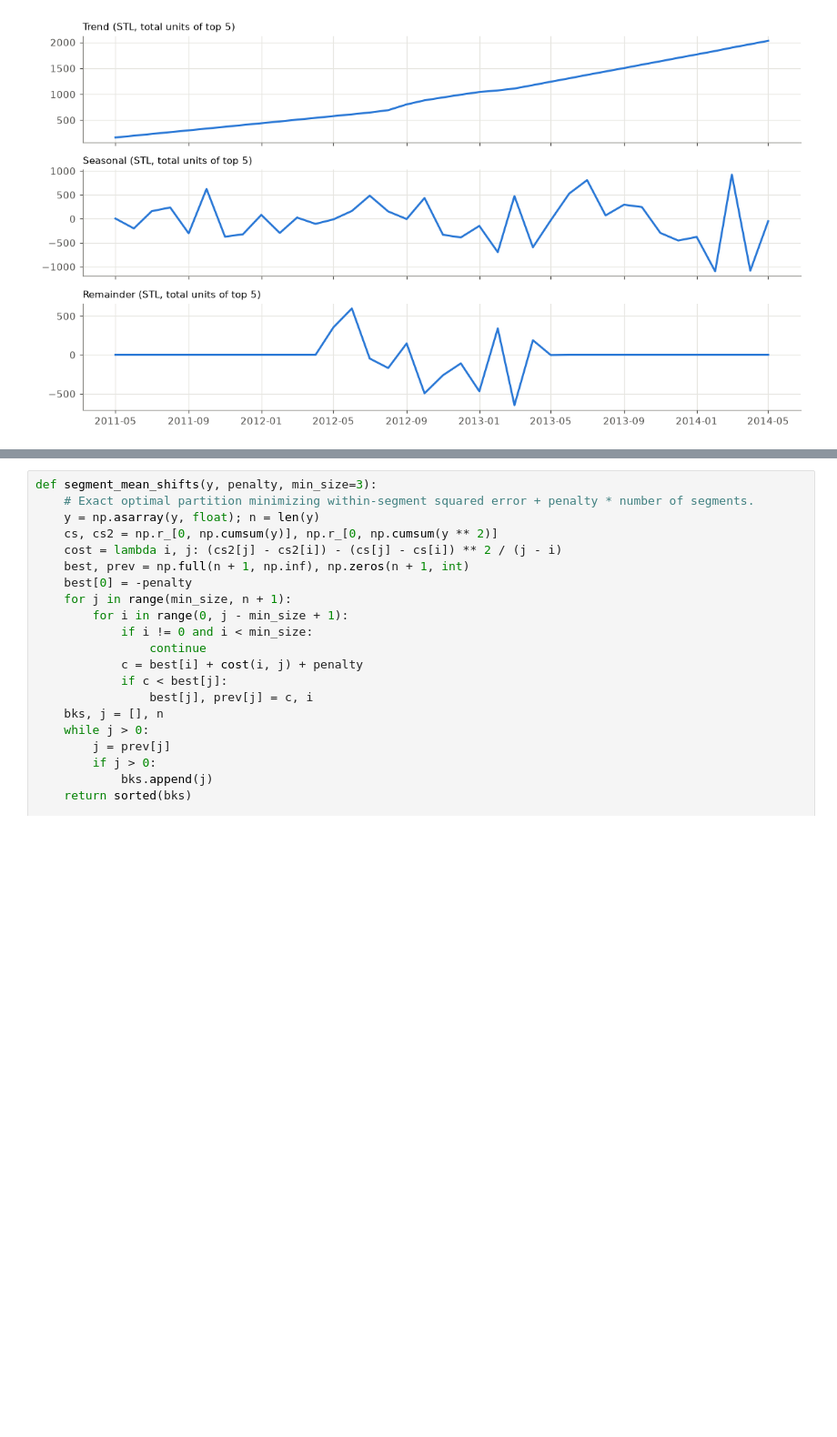
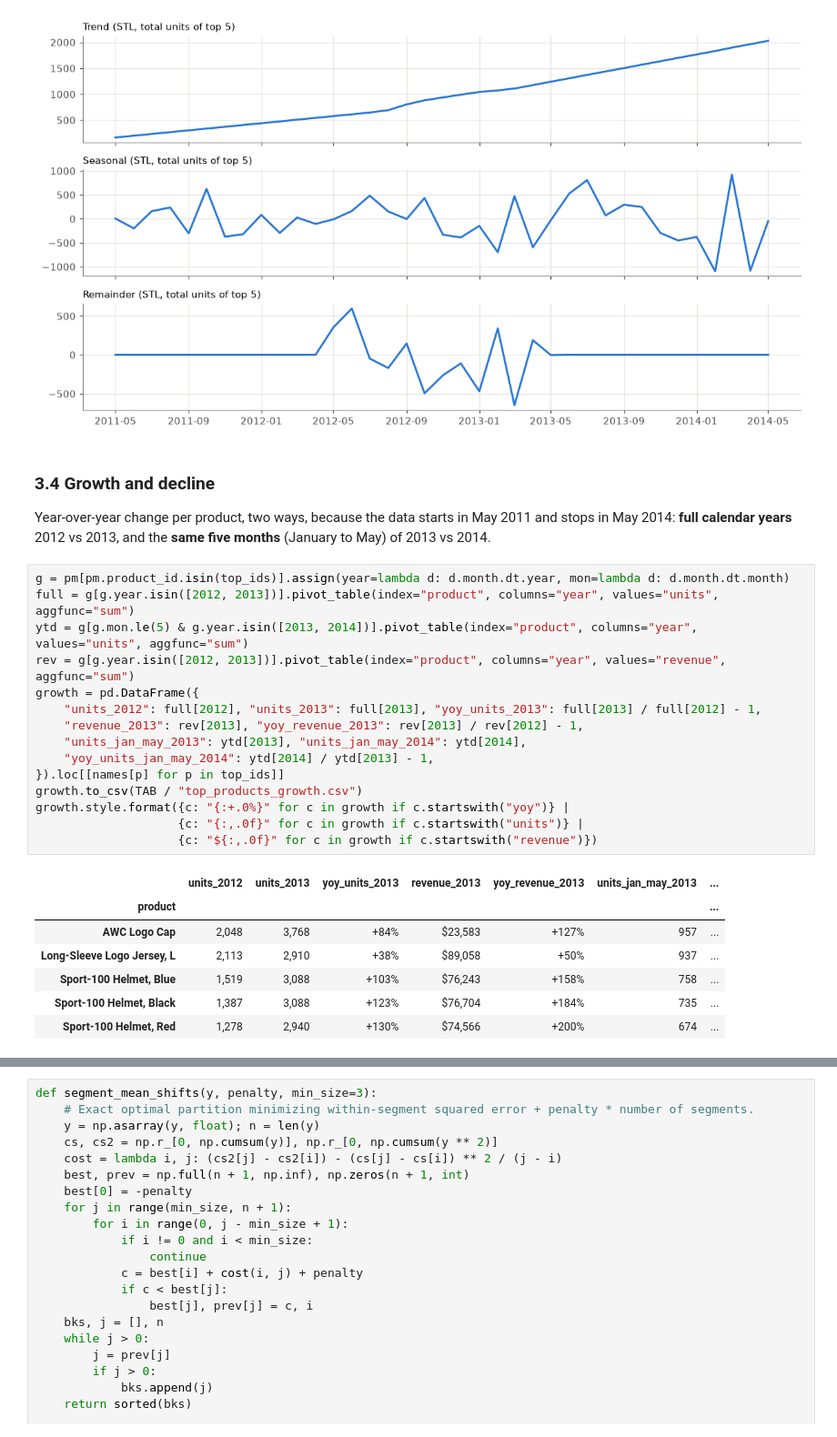
Before and after one commit to JacobWillson13/adventureworks-lakehouse, a Jupyter notebook: notebooks/00_local_prototype.ipynb, the cells around one changed output, grey strips where cells are left out. Shown at 91% size. Saved outputs shown, nothing was run; the diff lists cells and outputs as text; blank space fills up the shorter version.

```diff
--- a/notebooks/00_local_prototype.ipynb
+++ b/notebooks/00_local_prototype.ipynb
@@ -726,3 +796,31 @@ fig.tight_layout()
 save(fig, "stl_decomposition.png")
 # %% [output]
 [figure]
+# %% [markdown]
+### 3.4 Growth and decline
+
+Year-over-year change per product, two ways, because the data starts in May 2011 and stops in May 2014:
+**full calendar years** 2012 vs 2013, and the **same five months** (January to May) of 2013 vs 2014.
+# %%
+g = pm[pm.product_id.isin(top_ids)].assign(year=lambda d: d.month.dt.year, mon=lambda d: d.month.dt.month)
+full = g[g.year.isin([2012, 2013])].pivot_table(index="product", columns="year", values="units", aggfunc="sum")
+ytd = g[g.mon.le(5) & g.year.isin([2013, 2014])].pivot_table(index="product", columns="year", values="units", aggfunc="sum")
+rev = g[g.year.isin([2012, 2013])].pivot_table(index="product", columns="year", values="revenue", aggfunc="sum")
+growth = pd.DataFrame({
+    "units_2012": full[2012], "units_2013": full[2013], "yoy_units_2013": full[2013] / full[2012] - 1,
+    "revenue_2013": rev[2013], "yoy_revenue_2013": rev[2013] / rev[2012] - 1,
+    "units_jan_may_2013": ytd[2013], "units_jan_may_2014": ytd[2014],
+    "yoy_units_jan_may_2014": ytd[2014] / ytd[2013] - 1,
+}).loc[[names[p] for p in top_ids]]
+growth.to_csv(TAB / "top_products_growth.csv")
+growth.style.format({c: "{:+.0%}" for c in growth if c.startswith("yoy")} |
+                    {c: "{:,.0f}" for c in growth if c.startswith("units")} |
+                    {c: "${:,.0f}" for c in growth if c.startswith("revenue")})
+# %% [output]
+|  | units_2012 | units_2013 | yoy_units_2013 | revenue_2013 | yoy_revenue_2013 | units_jan_may_2013 | ... |
+| product |  |  |  |  |  |  | ... |
+| AWC Logo Cap | 2,048 | 3,768 | +84% | $23,583 | +127% | 957 | ... |
+| Long-Sleeve Logo Jersey, L | 2,113 | 2,910 | +38% | $89,058 | +50% | 937 | ... |
+| Sport-100 Helmet, Blue | 1,519 | 3,088 | +103% | $76,243 | +158% | 758 | ... |
+| Sport-100 Helmet, Black | 1,387 | 3,088 | +123% | $76,704 | +184% | 735 | ... |
+| Sport-100 Helmet, Red | 1,278 | 2,940 | +130% | $74,566 | +200% | 674 | ... |
```
Also changed, not shown: parts of 11 cells of this notebook, 2 other files.
